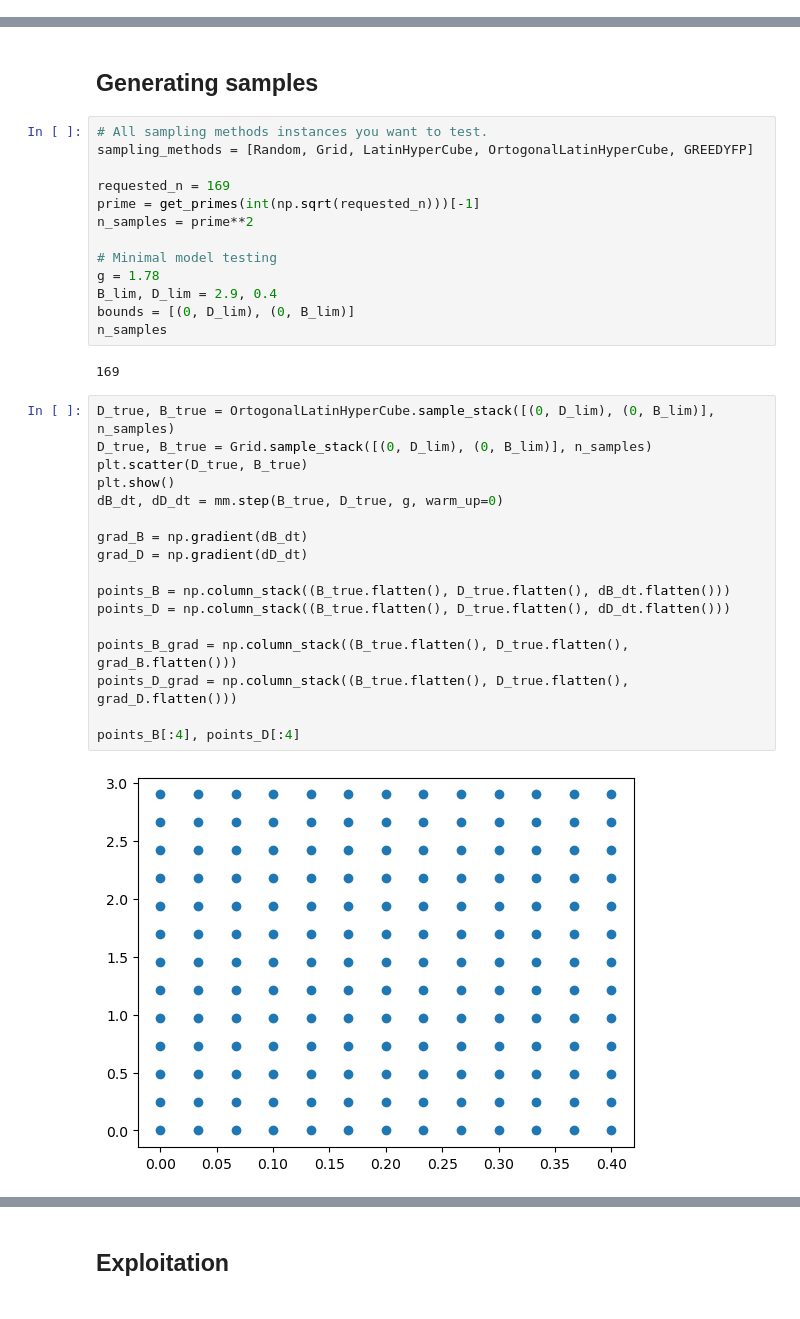
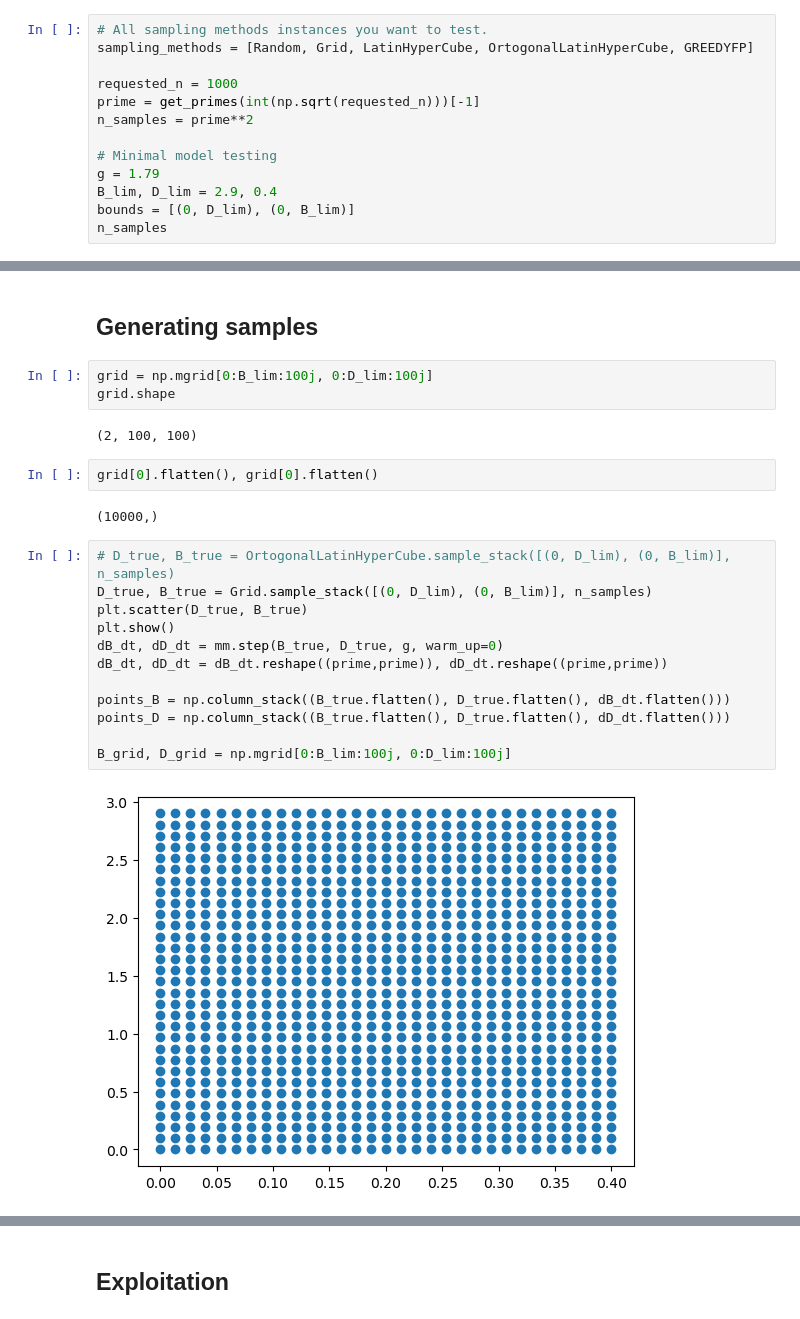
Before and after one commit to darkraisisi/sampling_hillslope_surrogate, a Jupyter notebook: exploitation.ipynb, the cells around one changed output, grey strips where cells are left out. Drawn from its saved outputs; the diff is of its cells as text.

```diff
--- a/exploitation.ipynb
+++ b/exploitation.ipynb
@@ -31,3 +34,16 @@ def get_primes(n):
             for i in range(p, n+1, p):
                 sieve[i] = False
     return out
+# %%
+# All sampling methods instances you want to test.
+sampling_methods = [Random, Grid, LatinHyperCube, OrtogonalLatinHyperCube, GREEDYFP]
+
+requested_n = 1000
+prime = get_primes(int(np.sqrt(requested_n)))[-1]
+n_samples = prime**2
+
+# Minimal model testing
+g = 1.79
+B_lim, D_lim = 2.9, 0.4
+bounds = [(0, D_lim), (0, B_lim)]
+n_samples
@@ -175,37 +211,26 @@ plt.show()
 # True run
 # %% [markdown]
 ## Generating samples
-# %%
-# All sampling methods instances you want to test.
-sampling_methods = [Random, Grid, LatinHyperCube, OrtogonalLatinHyperCube, GREEDYFP]
-
-requested_n = 169
-prime = get_primes(int(np.sqrt(requested_n)))[-1]
-n_samples = prime**2
-
-# Minimal model testing
-g = 1.78
-B_lim, D_lim = 2.9, 0.4
-bounds = [(0, D_lim), (0, B_lim)]
-n_samples
-# %% [output]
-169
+# %%
+grid = np.mgrid[0:B_lim:100j, 0:D_lim:100j]
+grid.shape
+# %% [output]
+(2, 100, 100)
+# %%
+grid[0].flatten(), grid[0].flatten()
+# %% [output]
+(10000,)
 # %%
-D_true, B_true = OrtogonalLatinHyperCube.sample_stack([(0, D_lim), (0, B_lim)], n_samples)
+# D_true, B_true = OrtogonalLatinHyperCube.sample_stack([(0, D_lim), (0, B_lim)], n_samples)
 D_true, B_true = Grid.sample_stack([(0, D_lim), (0, B_lim)], n_samples)
 plt.scatter(D_true, B_true)
 plt.show()
 dB_dt, dD_dt = mm.step(B_true, D_true, g, warm_up=0)
-
-grad_B = np.gradient(dB_dt)
-grad_D = np.gradient(dD_dt)
+dB_dt, dD_dt = dB_dt.reshape((prime,prime)), dD_dt.reshape((prime,prime))
 
 points_B = np.column_stack((B_true.flatten(), D_true.flatten(), dB_dt.flatten()))
 points_D = np.column_stack((B_true.flatten(), D_true.flatten(), dD_dt.flatten()))
 
-points_B_grad = np.column_stack((B_true.flatten(), D_true.flatten(), grad_B.flatten()))
-points_D_grad = np.column_stack((B_true.flatten(), D_true.flatten(), grad_D.flatten()))
-
-points_B[:4], points_D[:4]
+B_grid, D_grid = np.mgrid[0:B_lim:100j, 0:D_lim:100j]
 # %% [output]
-[figure, old version]
+[figure, new version]
```
Also changed, not shown: parts of 39 cells of this notebook, 17 other files.
